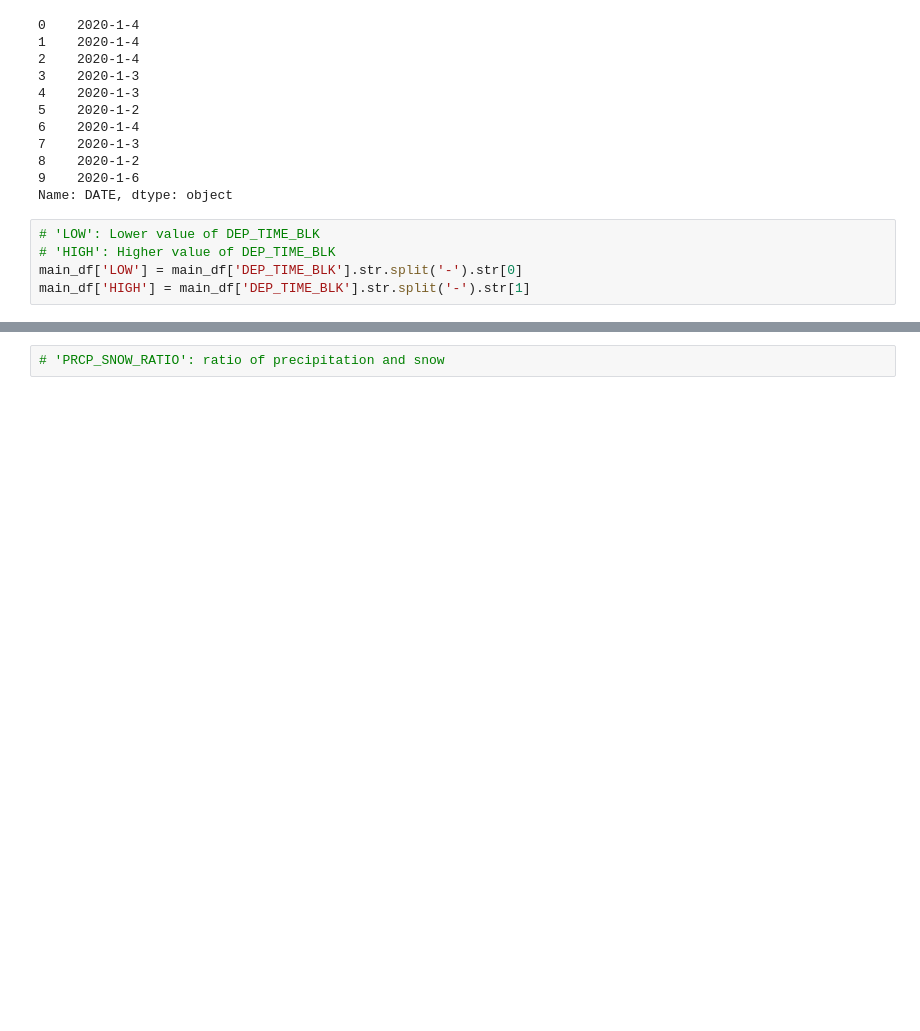
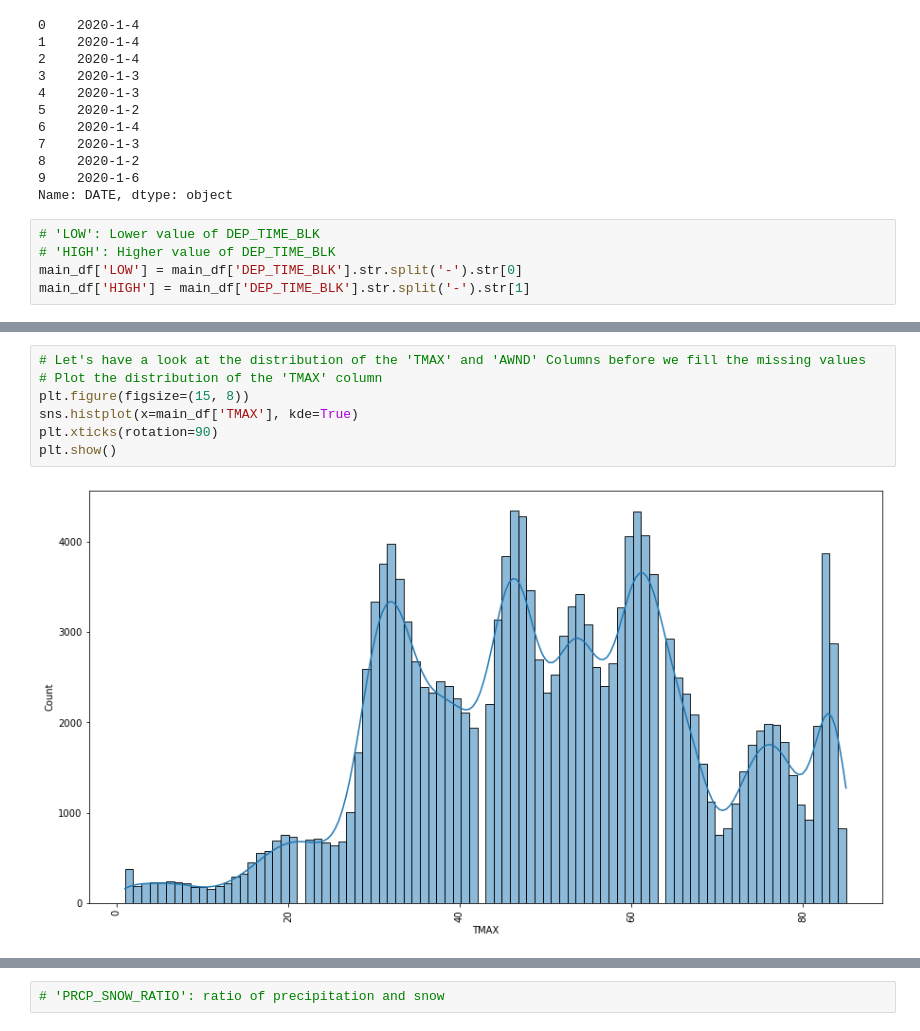
Before and after one commit to Subhrajit91939/Data-Engineering-Championship, a Jupyter notebook: DEC_2022.ipynb, the cells around one changed output, grey strips where cells are left out. Saved outputs shown, nothing was run; the diff lists cells and outputs as text; blank space fills up the shorter version.

```diff
--- a/DEC_2022.ipynb
+++ b/DEC_2022.ipynb
@@ -188,0 +270,9 @@ main_df['TIMESTAMP'] = main_df[['DATE', 'LOW']].apply(lambda x: ' '.join(x.astyp
+# %%
+# Let's have a look at the distribution of the 'TMAX' and 'AWND' Columns before we fill the missing values
+# Plot the distribution of the 'TMAX' column
+plt.figure(figsize=(15, 8))
+sns.histplot(x=main_df['TMAX'], kde=True)
+plt.xticks(rotation=90)
+plt.show()
+# %% [output]
+[figure, added]
```
Also changed, not shown: parts of 13 cells of this notebook.
